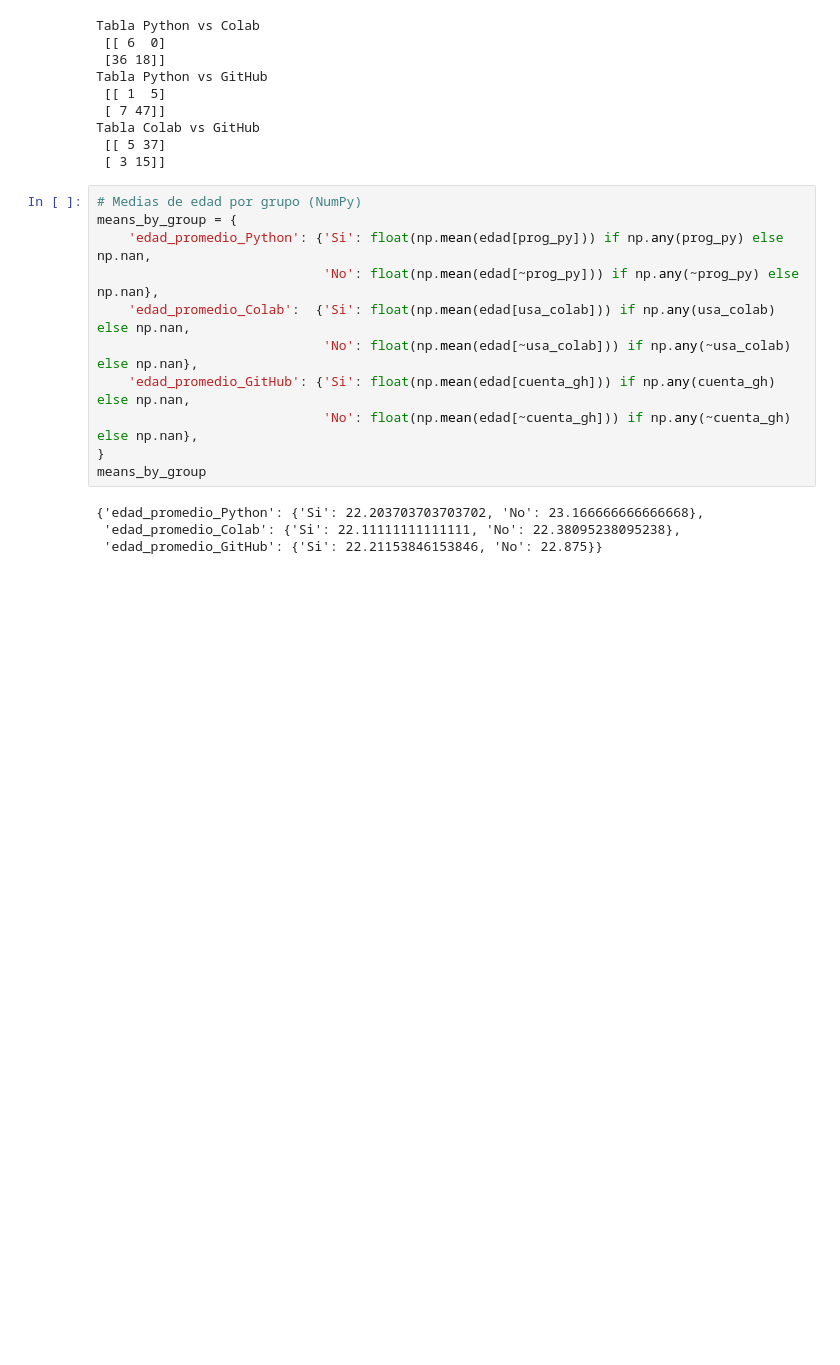
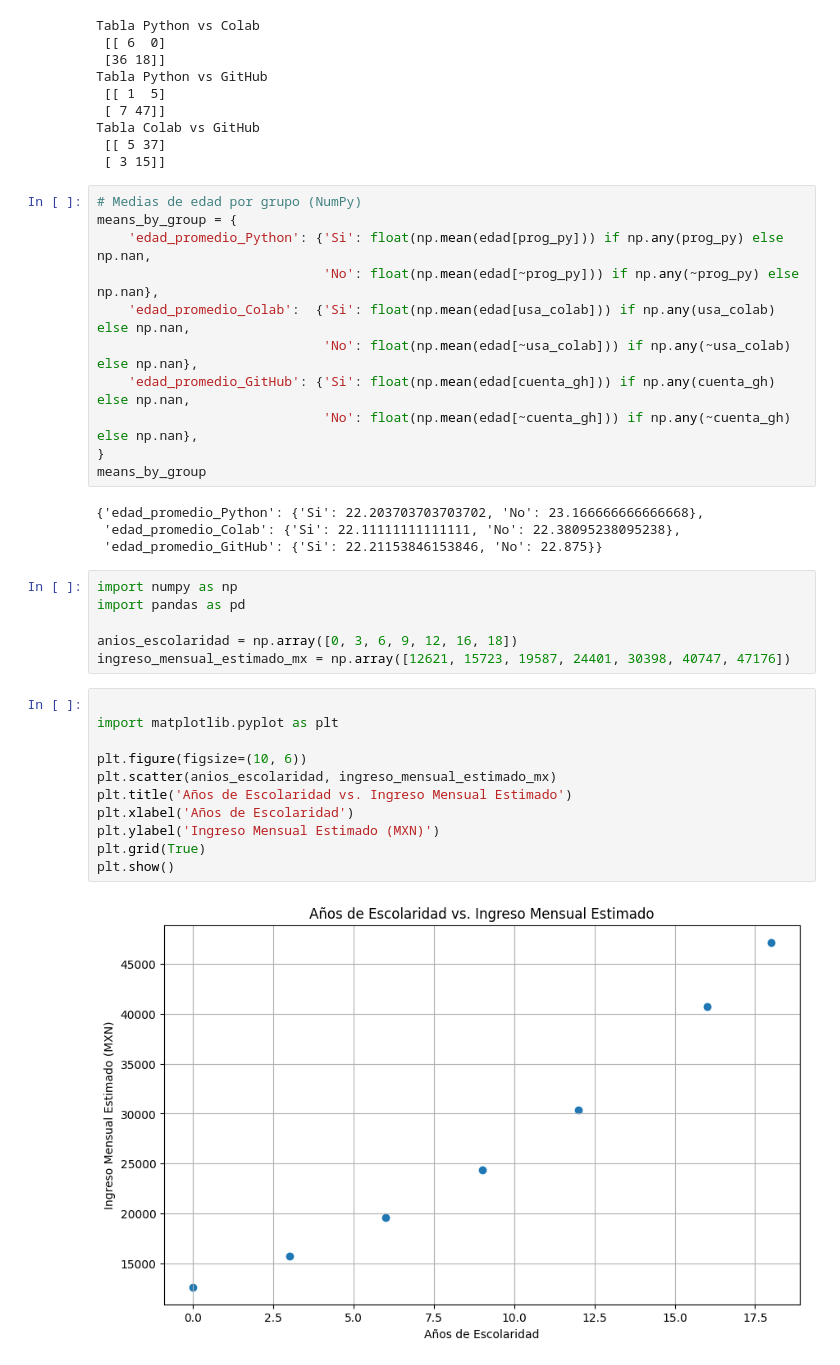
Before and after one commit to ErikDlrr/mineriaDeDatos, a Jupyter notebook: MineriaDeDatos2.ipynb, the cells around one changed output. Cells and saved outputs as stored; diff of their text form; blank space fills up the shorter version.

```diff
--- a/MineriaDeDatos2.ipynb
+++ b/MineriaDeDatos2.ipynb
@@ -767,3 +767,22 @@ means_by_group
 {'edad_promedio_Python': {'Si': 22.203703703703702, 'No': 23.166666666666668},
  'edad_promedio_Colab': {'Si': 22.11111111111111, 'No': 22.38095238095238},
  'edad_promedio_GitHub': {'Si': 22.21153846153846, 'No': 22.875}}
+# %%
+import numpy as np
+import pandas as pd
+
+anios_escolaridad = np.array([0, 3, 6, 9, 12, 16, 18])
+ingreso_mensual_estimado_mx = np.array([12621, 15723, 19587, 24401, 30398, 40747, 47176])
+# %%
+
+import matplotlib.pyplot as plt
+
+plt.figure(figsize=(10, 6))
+plt.scatter(anios_escolaridad, ingreso_mensual_estimado_mx)
+plt.title('Años de Escolaridad vs. Ingreso Mensual Estimado')
+plt.xlabel('Años de Escolaridad')
+plt.ylabel('Ingreso Mensual Estimado (MXN)')
+plt.grid(True)
+plt.show()
+# %% [output]
+[figure, added]
```
Also changed, not shown: parts of 3 cells of this notebook.
